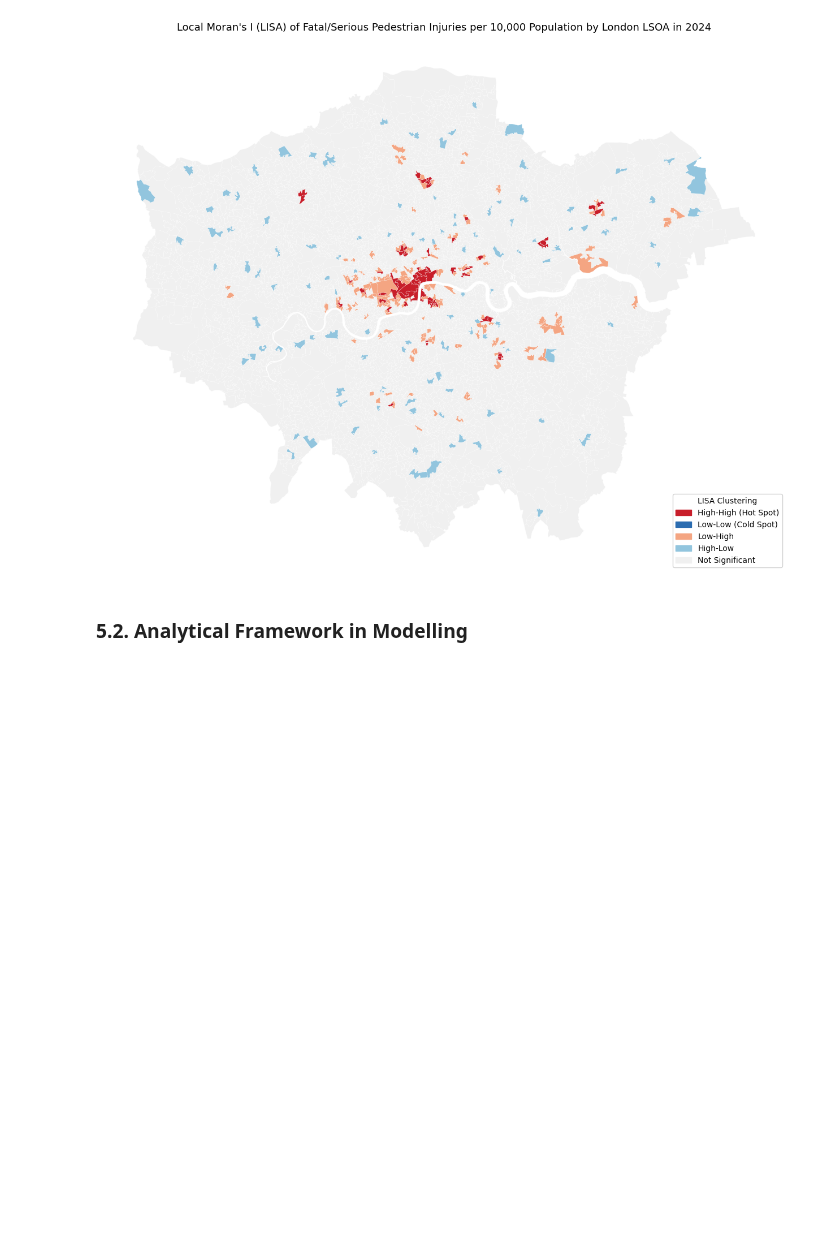
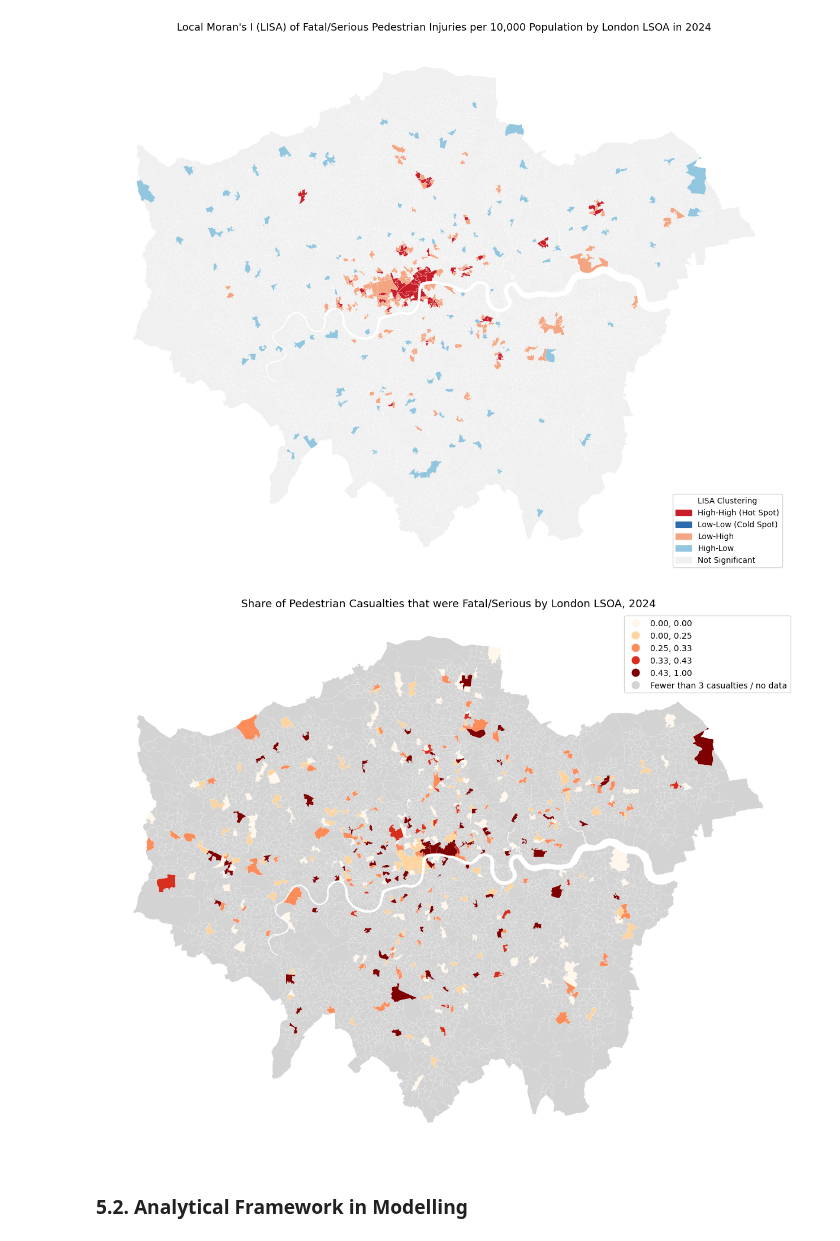
Before and after one commit to christychoicc/DSSS_Coursework, a Jupyter notebook: DSSS_Pedestrian_Severity.ipynb, the cells around one changed output. Cells and saved outputs as stored; diff of their text form; code cells hidden in the pictures; blank space fills up the shorter version.

```diff
--- a/DSSS_Pedestrian_Severity.ipynb
+++ b/DSSS_Pedestrian_Severity.ipynb
@@ -937,3 +967,28 @@ plt.show()
+# %%
+# Map severe share among pedestrian casualties
+fig, ax = plt.subplots(figsize=(12, 10))
+
+lsoa_morans.plot(
+    column='severe_share_min3',
+    cmap='OrRd',
+    linewidth=0.1,
+    edgecolor='white',
+    legend=True,
+    scheme='quantiles',
+    k=5,
+    ax=ax,
+    missing_kwds={'color': 'lightgrey', 'label': 'Fewer than 3 casualties / no data'}
+)
+
+ax.set_title(
+    'Share of Pedestrian Casualties that were Fatal/Serious by London LSOA, 2024',
+    fontsize=13
+)
+ax.set_axis_off()
+plt.tight_layout()
+plt.show()
+# %% [output]
+[figure, added]
 # %% [markdown]
 ### 5.2. Analytical Framework in Modelling
 # %% [markdown]
```
Also changed, not shown: parts of 15 cells of this notebook.
